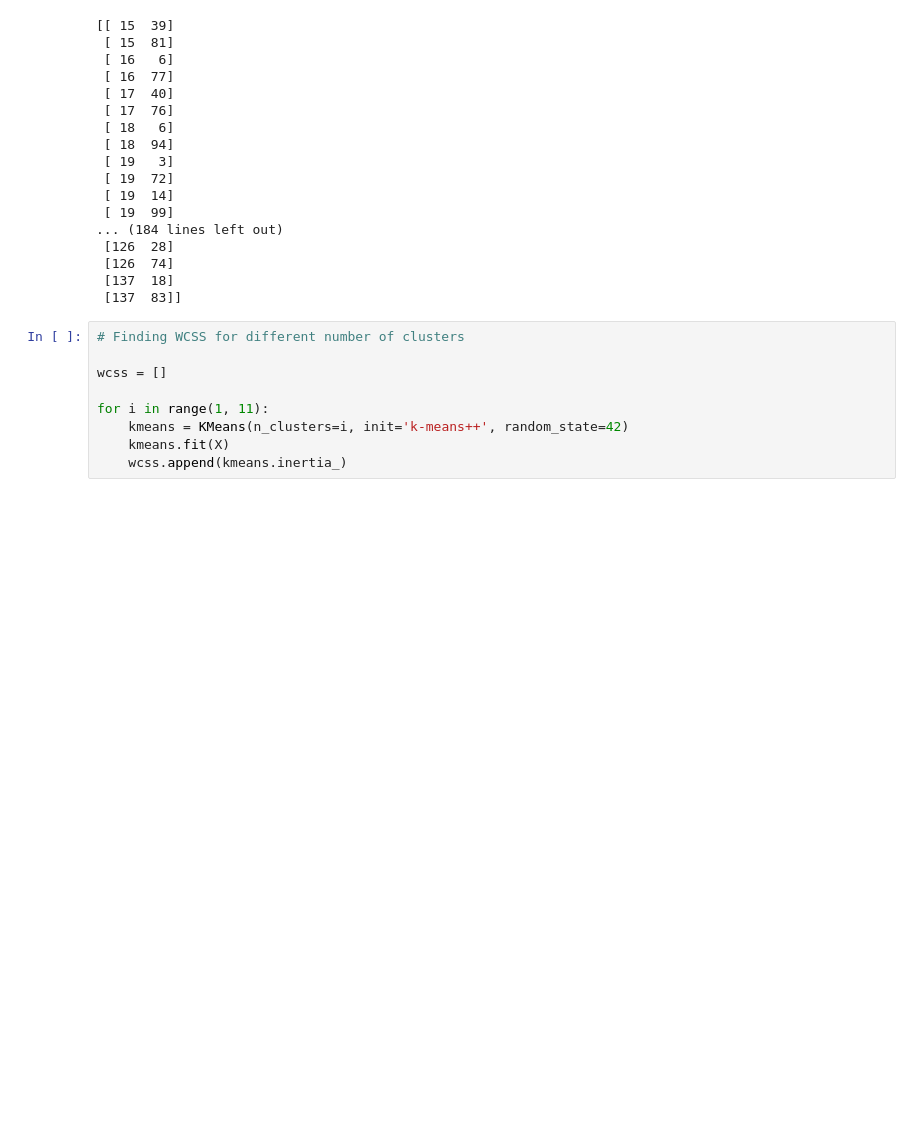
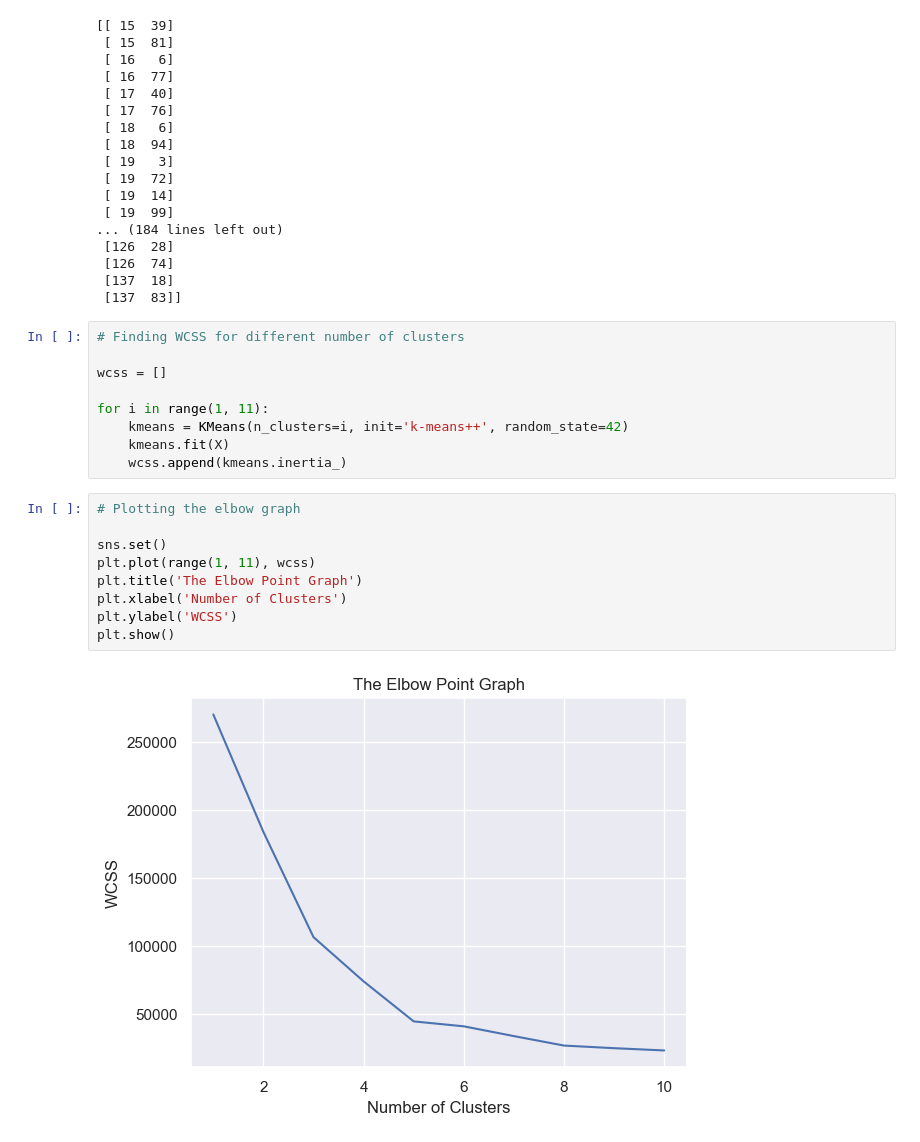
Before and after one commit to raokannika/Customer-Segmentation, a Jupyter notebook: customer_segmentation_KMeans.ipynb, the cells around one changed output. Saved outputs shown, nothing was run; the diff lists cells and outputs as text; blank space fills up the shorter version.

Commit message:
plotting graph

```diff
--- a/customer_segmentation_KMeans.ipynb
+++ b/customer_segmentation_KMeans.ipynb
@@ -97,3 +97,14 @@ for i in range(1, 11):
     kmeans = KMeans(n_clusters=i, init='k-means++', random_state=42)
     kmeans.fit(X)
     wcss.append(kmeans.inertia_)
+# %%
+# Plotting the elbow graph
+
+sns.set()
+plt.plot(range(1, 11), wcss)
+plt.title('The Elbow Point Graph')
+plt.xlabel('Number of Clusters')
+plt.ylabel('WCSS')
+plt.show()
+# %% [output]
+[figure, added]
```
